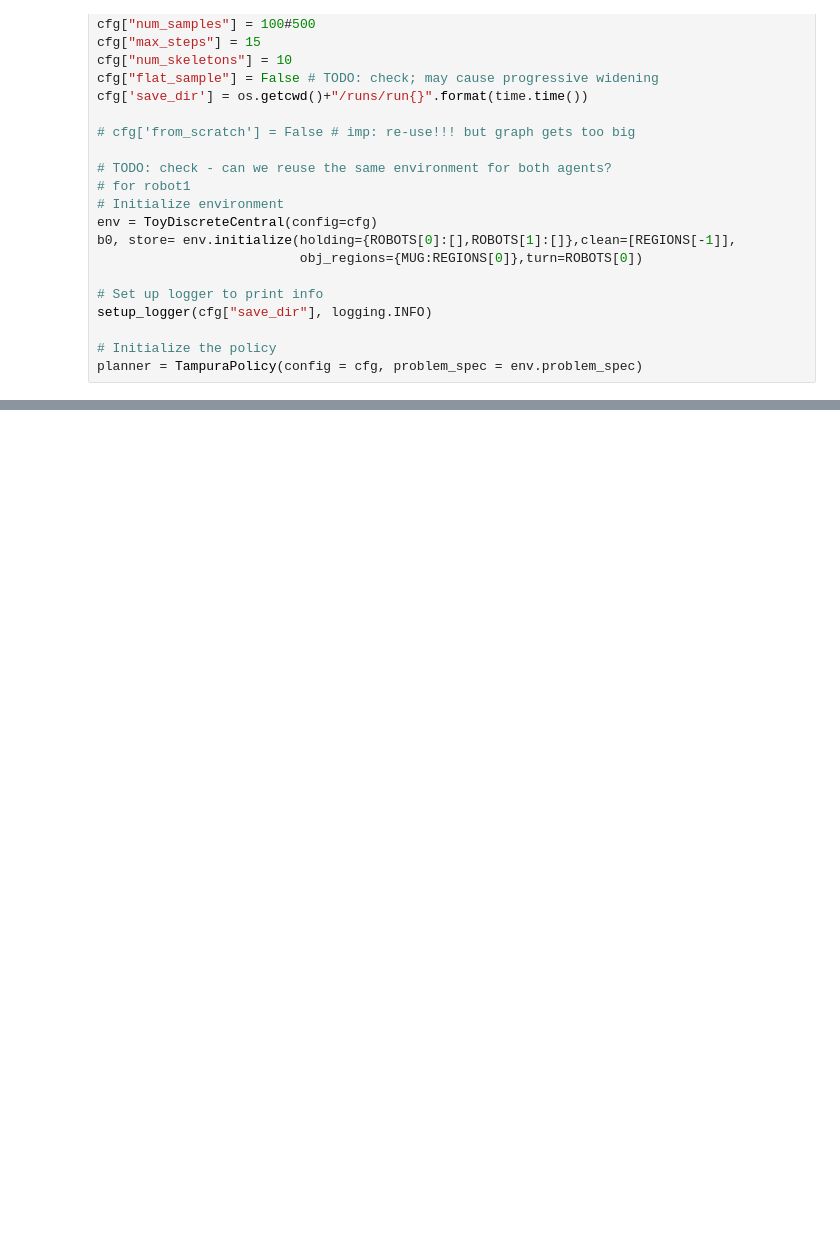
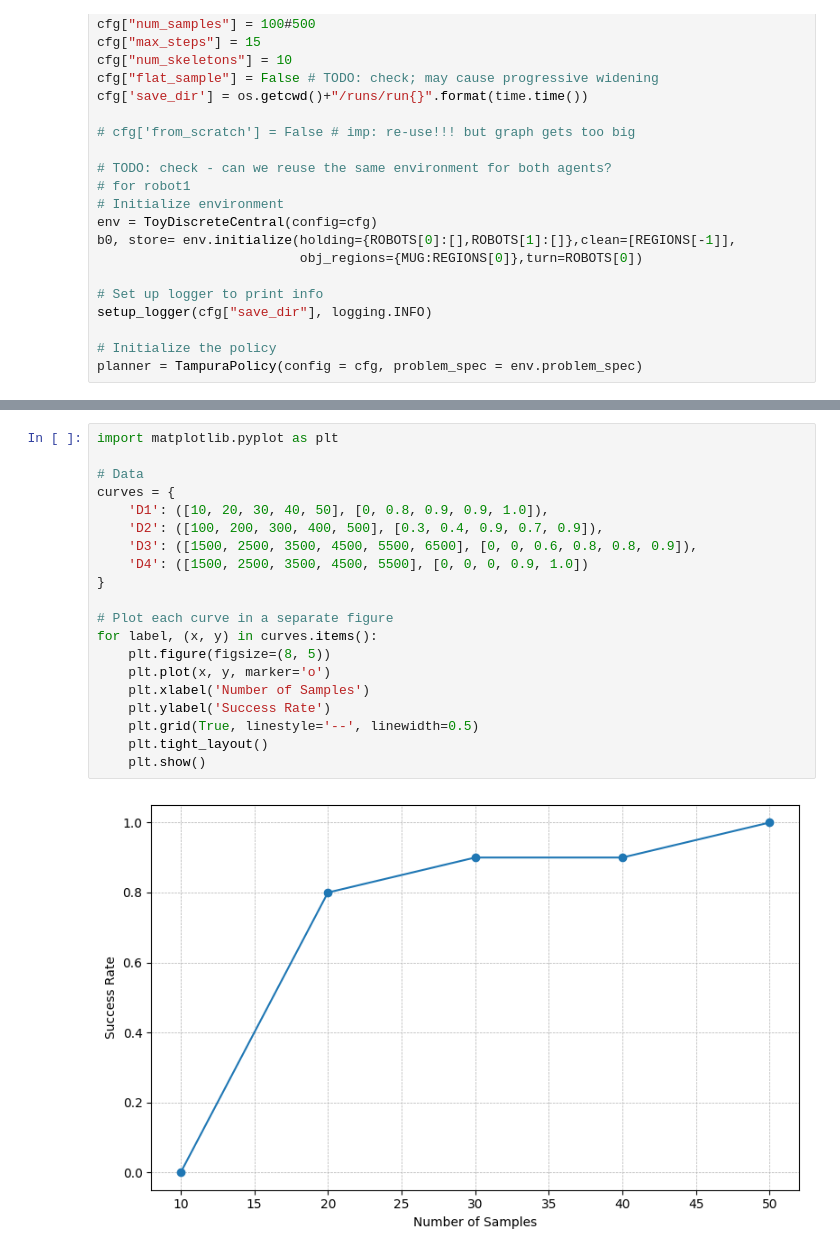
Before and after one commit to akansha2001/tamp_multi_agent, a Jupyter notebook: notebooks/clean_baseline.ipynb, the cells around one changed output, grey strips where cells are left out. Drawn from its saved outputs; the diff is of its cells as text; blank space fills up the shorter version.

```diff
--- a/notebooks/clean_baseline.ipynb
+++ b/notebooks/clean_baseline.ipynb
@@ -346,0 +789,22 @@ goal achieved
+# %%
+import matplotlib.pyplot as plt
+
+# Data
+curves = {
+    'D1': ([10, 20, 30, 40, 50], [0, 0.8, 0.9, 0.9, 1.0]),
+    'D2': ([100, 200, 300, 400, 500], [0.3, 0.4, 0.9, 0.7, 0.9]),
+    'D3': ([1500, 2500, 3500, 4500, 5500, 6500], [0, 0, 0.6, 0.8, 0.8, 0.9]),
+    'D4': ([1500, 2500, 3500, 4500, 5500], [0, 0, 0, 0.9, 1.0])
+}
+
+# Plot each curve in a separate figure
+for label, (x, y) in curves.items():
+    plt.figure(figsize=(8, 5))
+    plt.plot(x, y, marker='o')
+    plt.xlabel('Number of Samples')
+    plt.ylabel('Success Rate')
+    plt.grid(True, linestyle='--', linewidth=0.5)
+    plt.tight_layout()
+    plt.show()
+# %% [output]
+[figure, added]
```
Also changed, not shown: parts of 10 cells of this notebook, 1 other file.
